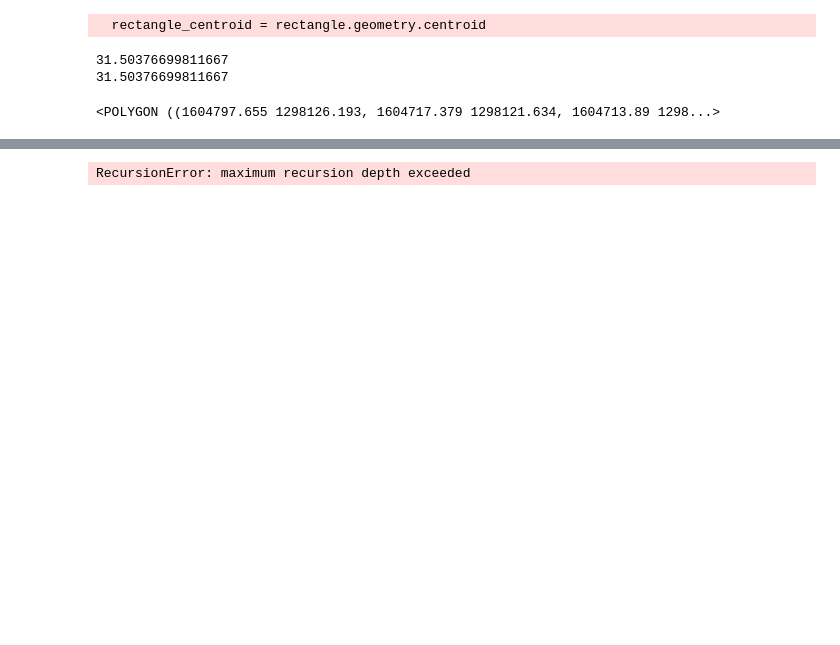
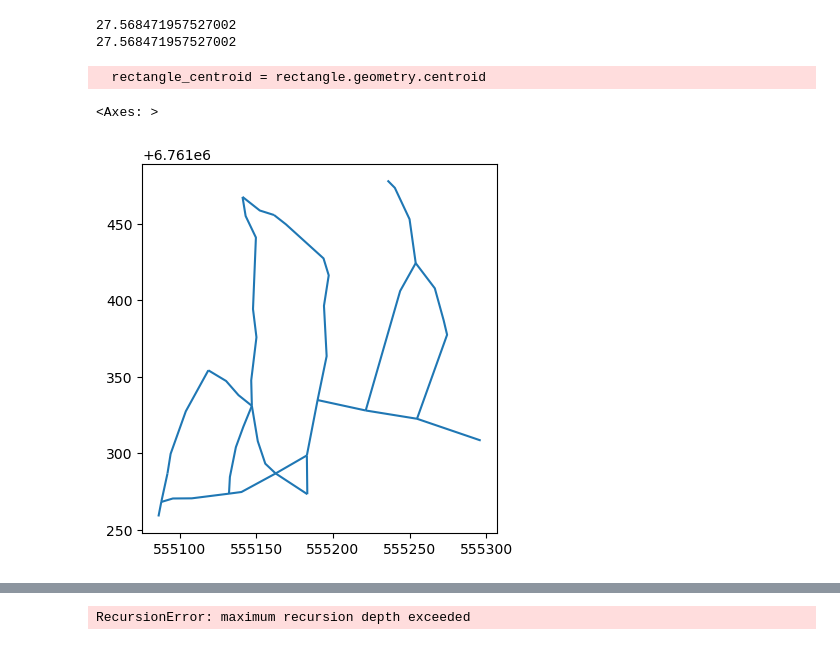
Before and after one commit to sarangof/identifyingLandSubdivisions, a Jupyter notebook: calculate-metrics.ipynb, the cells around one changed output, grey strips where cells are left out. Saved outputs shown, nothing was run; the diff lists cells and outputs as text; code cells hidden in the pictures; blank space fills up the shorter version.

```diff
--- a/calculate-metrics.ipynb
+++ b/calculate-metrics.ipynb
@@ -62,7 +62,7 @@ def calculate_area_geodesic(rectangle):
 # %%
 # Read needed files: rectangle, buildings, streets
 
-tile_id = 10
+tile_id = 16
 rectangles = gpd.read_file('./data/rectangles.geojson')
 rectangle = rectangles[rectangles.n==tile_id]
 try:
@@ -91,9 +91,9 @@ buildings = gpd.GeoDataFrame(pd.concat([buildings_OSM, Overture_data], axis=0, i
 roads = OSM_roads.to_crs(utm_proj_rectangle)
 road_union = roads.to_crs(utm_proj_rectangle).unary_union # Create a unary union of the road geometries to simplify distance calculation
 # %% [output]
-  rectangle_centroid = rectangle.geometry.centroid
+27.568471957527002
+27.568471957527002
-31.50376699811667
-31.50376699811667
+  rectangle_centroid = rectangle.geometry.centroid
 # %%
 # Function to calculate the shortest distance to roads
 def calculate_minimum_distance_to_roads(building, road_union,utm_proj_rectangle):
@@ -167,6 +167,11 @@ def get_blocks(road_union, roads):
     return blocks_gdf.sort_values('area')
 
 blocks = get_blocks(road_union, roads)
+# %%
+roads.plot()
+# %% [output]
+<Axes: >
+[figure, added]
 # %%
 # Building orientation
 
@@ -283,10 +287,6 @@ def get_internal_buffer_with_target_area(block, target_area, tolerance=1e-6):
     internal_buffer = block.geometry.difference(block.geometry.buffer(-optimal_radius))
 
     return internal_buffer
-# %%
-get_internal_buffer_with_target_area(blocks.iloc[0],blocks.iloc[0].area*0.9)
-# %% [output]
-<POLYGON ((1604797.655 1298126.193, 1604717.379 1298121.634, 1604713.89 1298...>
 # %%
 # Inflection points
 def get_inflection_points(roads,threshold):
```
Also changed, not shown: parts of 15 cells of this notebook.
